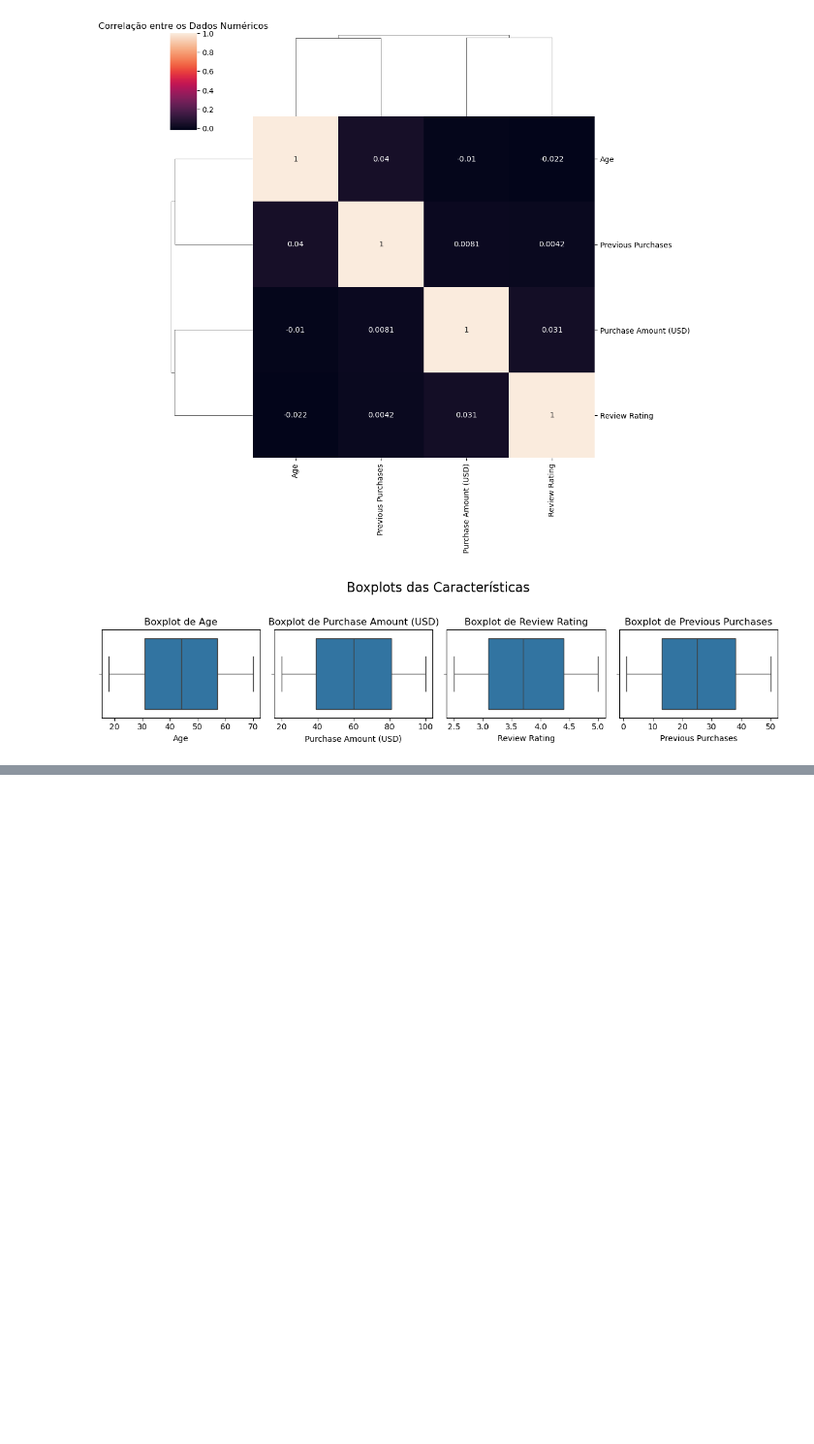
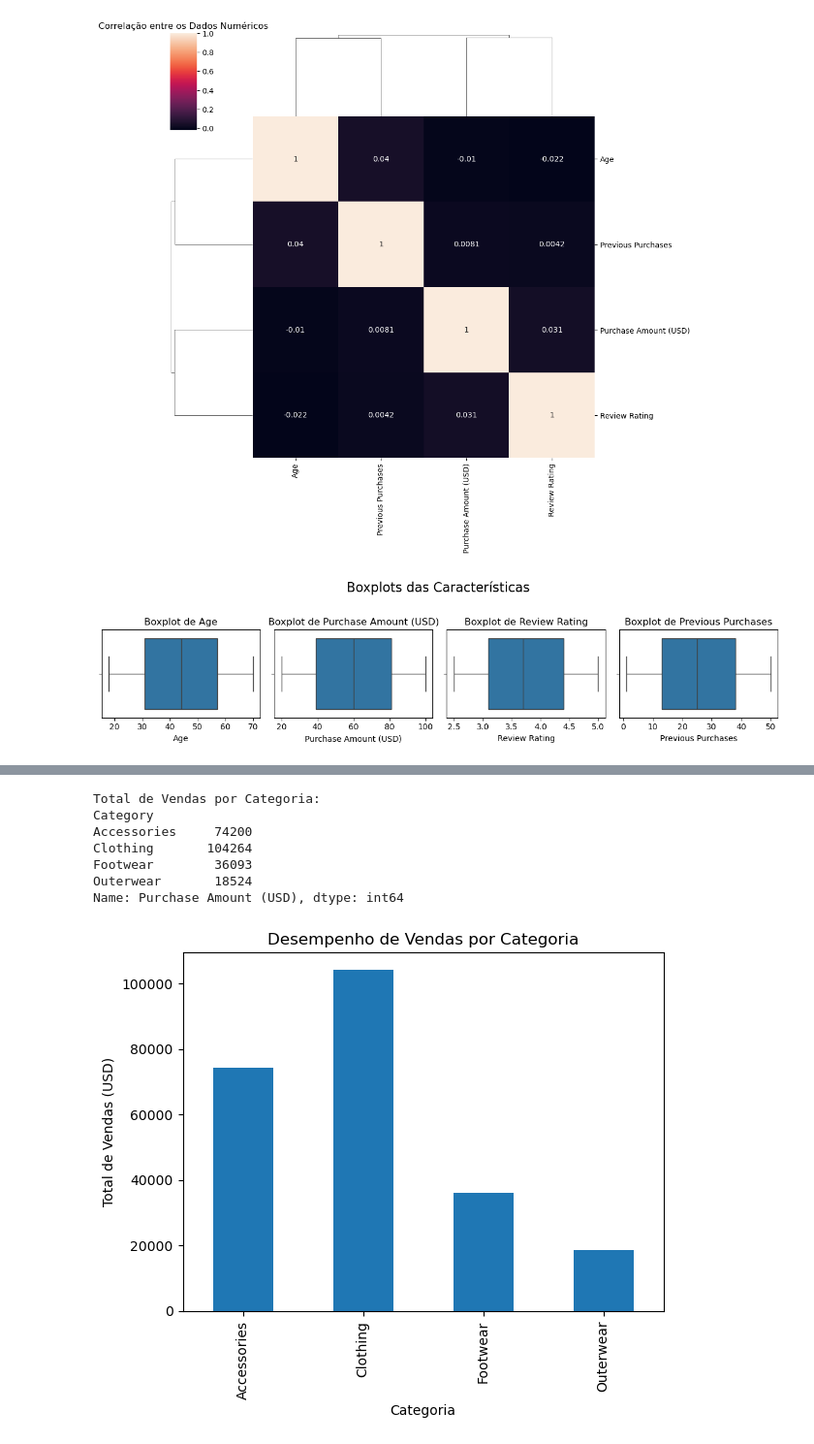
Before and after one commit to RodrigoD4v/consumidor_compra_EDA, a Jupyter notebook: notebooks/consumidor_compra_EDA.ipynb, the cells around one changed output, grey strips where cells are left out. Shown at 97% size. Cells and saved outputs as stored; diff of their text form; code cells hidden in the pictures; blank space fills up the shorter version.

```diff
--- a/notebooks/consumidor_compra_EDA.ipynb
+++ b/notebooks/consumidor_compra_EDA.ipynb
@@ -137,0 +157,13 @@ visualizacao_outlier(numeric_cols)
+# %%
+# Segmentação com base em faixas etárias
+df['Age Group'] = pd.cut(df['Age'], bins=[0, 18, 35, 50, 100],
+                         labels=['Adolescente', 'Jovem Adulto', 'Adulto', 'Idoso'])
+
+# Número de registros (clientes) e gasto total por grupos de idade
+age_group_summary = df.groupby('Age Group', observed=False).agg(
+    Customer_Count=('Age', 'size'),  # Contagem de linhas (registros)
+    Total_Spending=('Purchase Amount (USD)', 'sum')  # Soma do gasto total
+)
+
+print("Número de Clientes e Gastos Totais por Faixas Etárias:")
+print(age_group_summary)
@@ -137,0 +178,18 @@ visualizacao_outlier(numeric_cols)
+# %%
+# 2. Desempenho de Vendas com Base em Categorias
+category_sales = df.groupby('Category')['Purchase Amount (USD)'].sum()
+print("Total de Vendas por Categoria:")
+print(category_sales)
+
+category_sales.plot(kind='bar', title='Desempenho de Vendas por Categoria',
+                    xlabel='Categoria', ylabel='Total de Vendas (USD)')
+plt.show()
+# %% [output]
+Total de Vendas por Categoria:
+Category
+Accessories     74200
+Clothing       104264
+Footwear        36093
+Outerwear       18524
+Name: Purchase Amount (USD), dtype: int64
+[figure, added]
```
Also changed, not shown: parts of 4 cells of this notebook.
